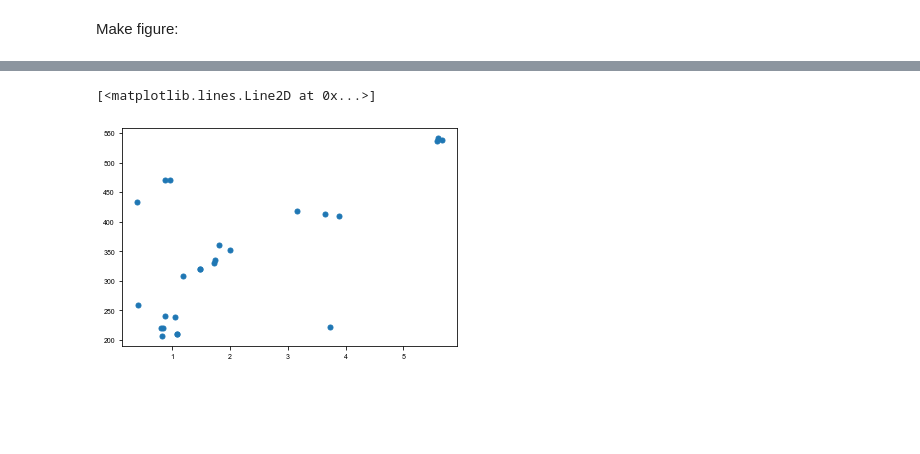
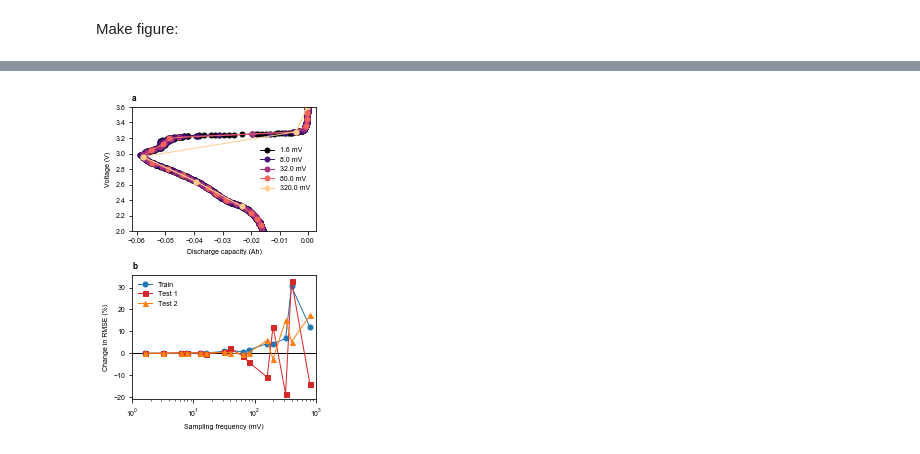
Before and after one commit to petermattia/revisit-severson-et-al, a Jupyter notebook: revisit-severson-et-al.ipynb, the cells around one changed output, grey strips where cells are left out. Drawn from its saved outputs; the diff is of its cells as text; code cells hidden in the pictures; blank space fills up the shorter version.

Commit message:
New figures

```diff
--- a/revisit-severson-et-al.ipynb
+++ b/revisit-severson-et-al.ipynb
@@ -197,6 +228,9 @@ Define sampling frequencies for illustration plot:
+# %%
+def factors(n):
+    # https://stackoverflow.com/questions/6800193/what-is-the-most-efficient-way-of-finding-all-the-factors-of-a-number-in-python
+    return sorted(list(reduce(list.__add__,
+                              ([i, n//i] for i in range(1, int(n**0.5) + 1) if n % i == 0))))
 # %%
-sample_cycle = Qsub[:, 98] # Q100 - Q2
-
-sampling_frequencies = [1, 2, 4, 10, 20, 40, 100, 200, 400]
-mV_frequencies = (3.6 - 2.0) / (1000 / np.array(sampling_frequencies)) * 1000
+sampling_frequencies = factors(1000)[:-1] # exclude 1000
+mV_frequencies = (3.6 - 2.0) / (1000 / np.array(sampling_frequencies)) * 1000 # mV
 # %% [markdown]
@@ -253,8 +274,8 @@ train_RMSE[0], test1_RMSE[0], test2_RMSE[0]
 # %% [markdown]
 Looks good, just a very minor difference in training error (103 vs 104)
 # %%
-train_RMSE_percent_change = 100 * train_RMSE / train_RMSE[0] - 100
-test1_RMSE_percent_change = 100 * test1_RMSE / test1_RMSE[0] - 100
-test2_RMSE_percent_change = 100 * test2_RMSE / test2_RMSE[0] - 100
+RMSE_train_percent_change = 100 * RMSE_train / RMSE_train[0] - 100
+RMSE_test1_percent_change = 100 * RMSE_test1 / RMSE_test1[0] - 100
+RMSE_test2_percent_change = 100 * RMSE_test2 / RMSE_test2[0] - 100
 # %% [markdown]
 Make figure:
@@ -462,5 +282,40 @@ plt.plot(test2_RMSE2, 'sg')
-# %%
-plt.plot(np.abs(skews), test2_RMSE2, 'o')
-# %% [output]
-[<matplotlib.lines.Line2D at 0x...>]
-[figure, removed]
+# %%
+colors = cm.get_cmap('magma')(np.linspace(0, 0.9, 5))
+
+fig, ax = plt.subplots(figsize=(fig_width, 2 * fig_height),
+                       nrows=2, ncols=1)
+ax = ax.ravel()
+
+ax[0].set_title('a', loc='left', weight='bold')
+ax[1].set_title('b', loc='left', weight='bold')
+
+# Panel A
+mV_frequencies_reduced = mV_frequencies[::3]
+
+sample_Qsub = Qsub[:, 98] - Qsub[:, 8] # Q100 - Q10
+
+for k, freq in enumerate(sampling_frequencies[::3]):
+
+    ax[0].plot(sample_Qsub[::freq], Vdlin[::freq],
+              '-o', color=colors[k], label=f'{mV_frequencies_reduced[k]} mV')
+
+ax[0].set_ylim([2.0, 3.6])
+ax[0].set_xlabel('Discharge capacity (Ah)')
+ax[0].set_ylabel('Voltage (V)')
+ax[0].legend()
+
+# Panel B
+ax[1].semilogx(mV_frequencies, RMSE_train_percent_change, '-o', color='tab:blue', label='Train', zorder=2)
+ax[1].semilogx(mV_frequencies, RMSE_test1_percent_change, '-s', color='tab:red', label='Test 1', zorder=2)
+ax[1].semilogx(mV_frequencies, RMSE_test2_percent_change, '-^', color='tab:orange', label='Test 2', zorder=2)
+ax[1].axhline(0, color='k', zorder=1)
+ax[1].set_xlim([1, 1001])
+ax[1].set_xlabel('Sampling frequency (mV)')
+ax[1].set_ylabel('Change in RMSE (%)')
+ax[1].legend()
+
+# save
+plt.tight_layout()
+plt.savefig(figpath / 'fig2.eps', format='eps')
+# %% [output]
+[figure, added]
```
Also changed, not shown: parts of 81 cells of this notebook, 8 other files.
